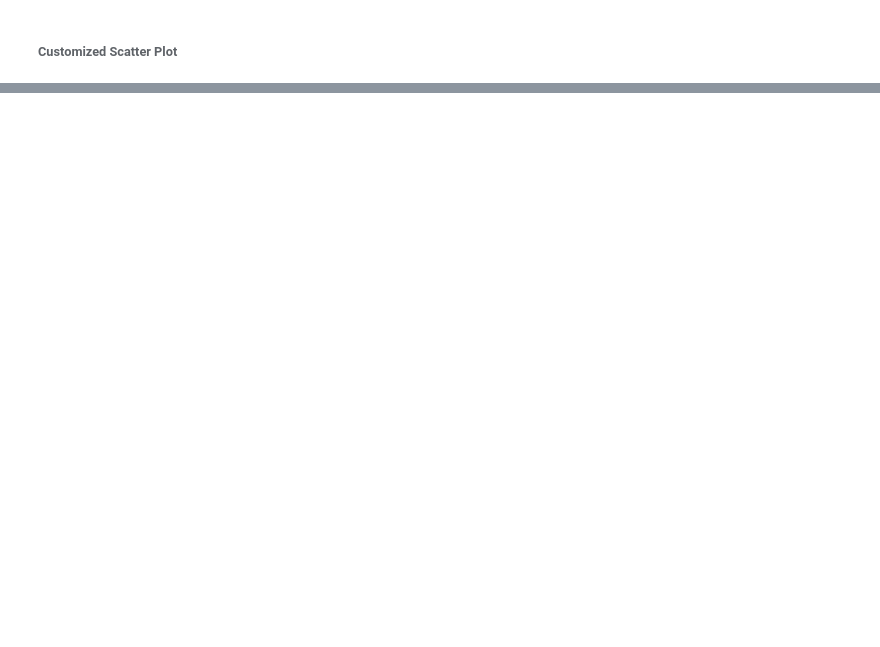
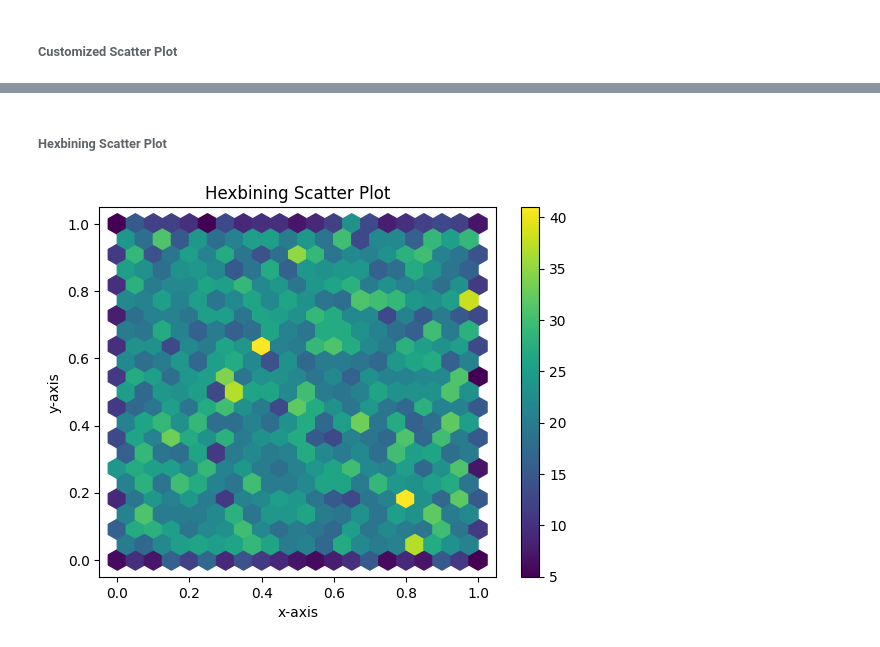
Before and after one commit to swati-bhatt/Practice_MLDA, a Jupyter notebook: DataVisualization.ipynb, the cells around one changed output, grey strips where cells are left out. Drawn from its saved outputs; the diff is of its cells as text; code cells hidden in the pictures; blank space fills up the shorter version.

```diff
--- a/DataVisualization.ipynb
+++ b/DataVisualization.ipynb
@@ -83,0 +104,14 @@ plt.show()
+# %% [markdown]
+###### Hexbining Scatter Plot
+# %%
+a=np.random.rand(10000)
+b=np.random.rand(10000)
+
+plt.hexbin(a,b, gridsize=20)
+plt.xlabel("x-axis")
+plt.ylabel("y-axis")
+plt.title("Hexbining Scatter Plot")
+plt.colorbar()
+plt.show()
+# %% [output]
+[figure, added]
```
Also changed, not shown: parts of 24 cells of this notebook.
